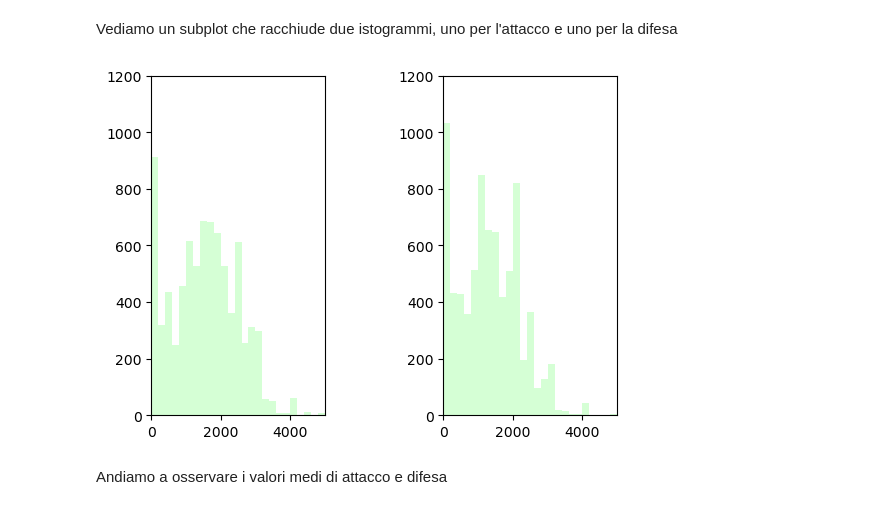
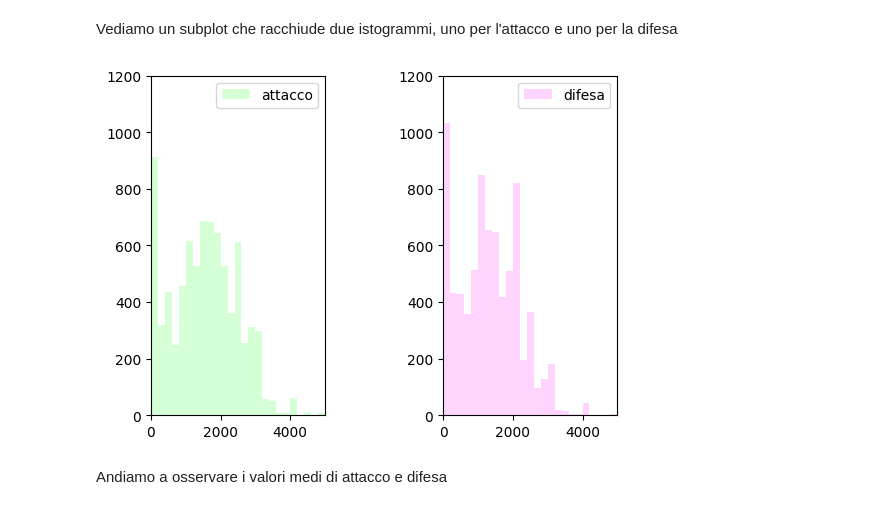
Before and after one commit to MattiaOldani/Visualizzazione-Scientifica, a Jupyter notebook: notebook/notebook.ipynb, the cells around one changed output. Drawn from its saved outputs; the diff is of its cells as text; code cells hidden in the pictures.

```diff
--- a/notebook/notebook.ipynb
+++ b/notebook/notebook.ipynb
@@ -327,22 +329,24 @@ Vediamo un subplot che racchiude due istogrammi, uno per l'attacco e uno per la
 # %%
 xmax = max(max(atk), max(def_))
 ymax = 1200
 
 plt.subplot(1,2,1)
 plt.xlim(0,xmax)
 plt.ylim(0,ymax)
-plt.hist(atk, bins=25, color='#d5ffd5')
+plt.hist(atk, bins=25, color='#d5ffd5', label='attacco')
+plt.legend()
 
 plt.subplot(1,2,2)
 plt.xlim(0,xmax)
 plt.ylim(0,ymax)
-plt.hist(def_, bins=25, color='#d5ffd5')
+plt.hist(def_, bins=25, color='#ffd5ff', label='difesa')
+plt.legend()
 
 plt.tight_layout(pad=4)
 plt.show()
 #plt.savefig("istogramma.png", dpi=300, bbox_inches='tight', transparent=True)
 # %% [output]
-[figure, old version]
+[figure, new version]
 # %% [markdown]
 Andiamo a osservare i valori medi di attacco e difesa
 # %%
```
Also changed, not shown: parts of 9 cells of this notebook, 1 other file.
